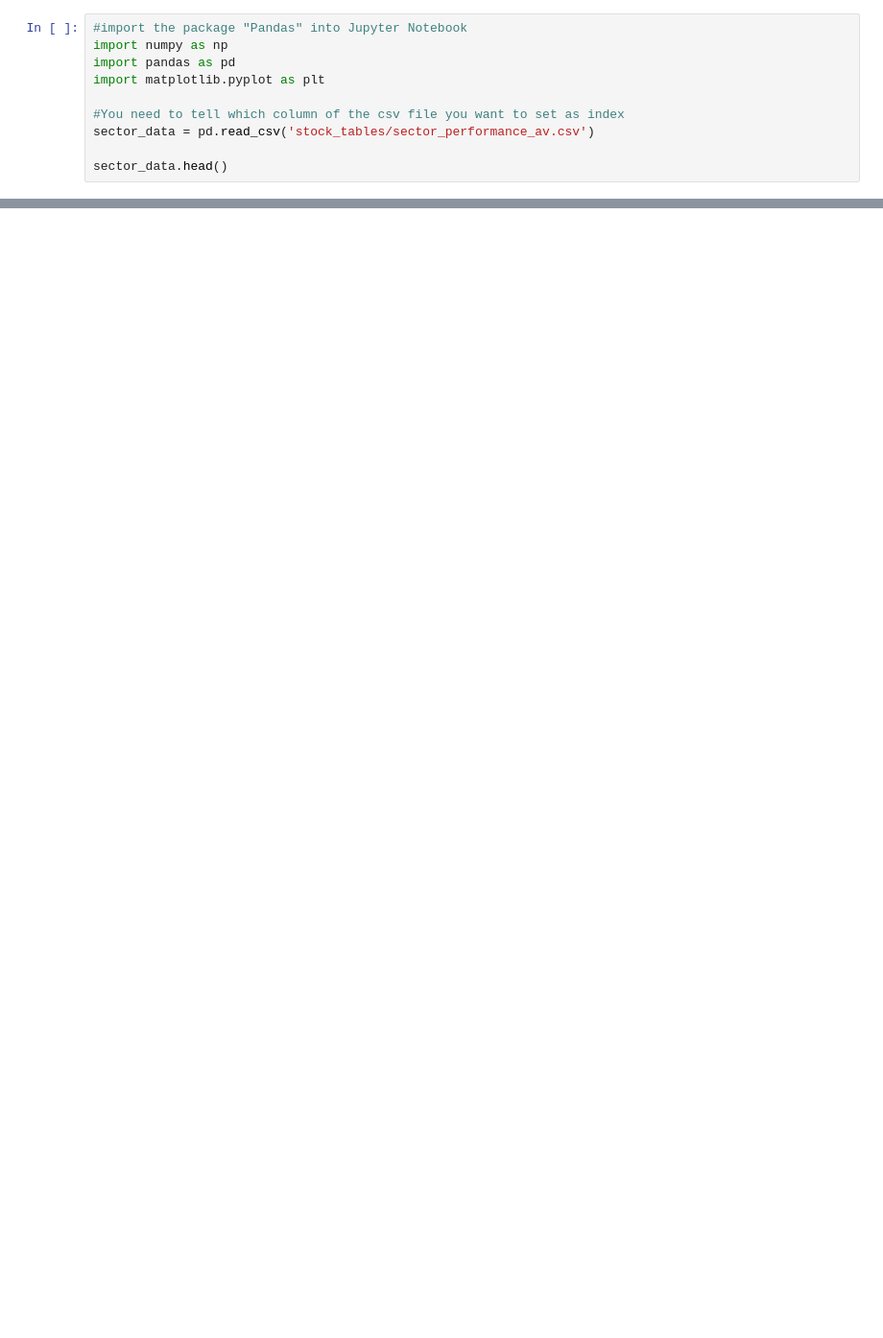
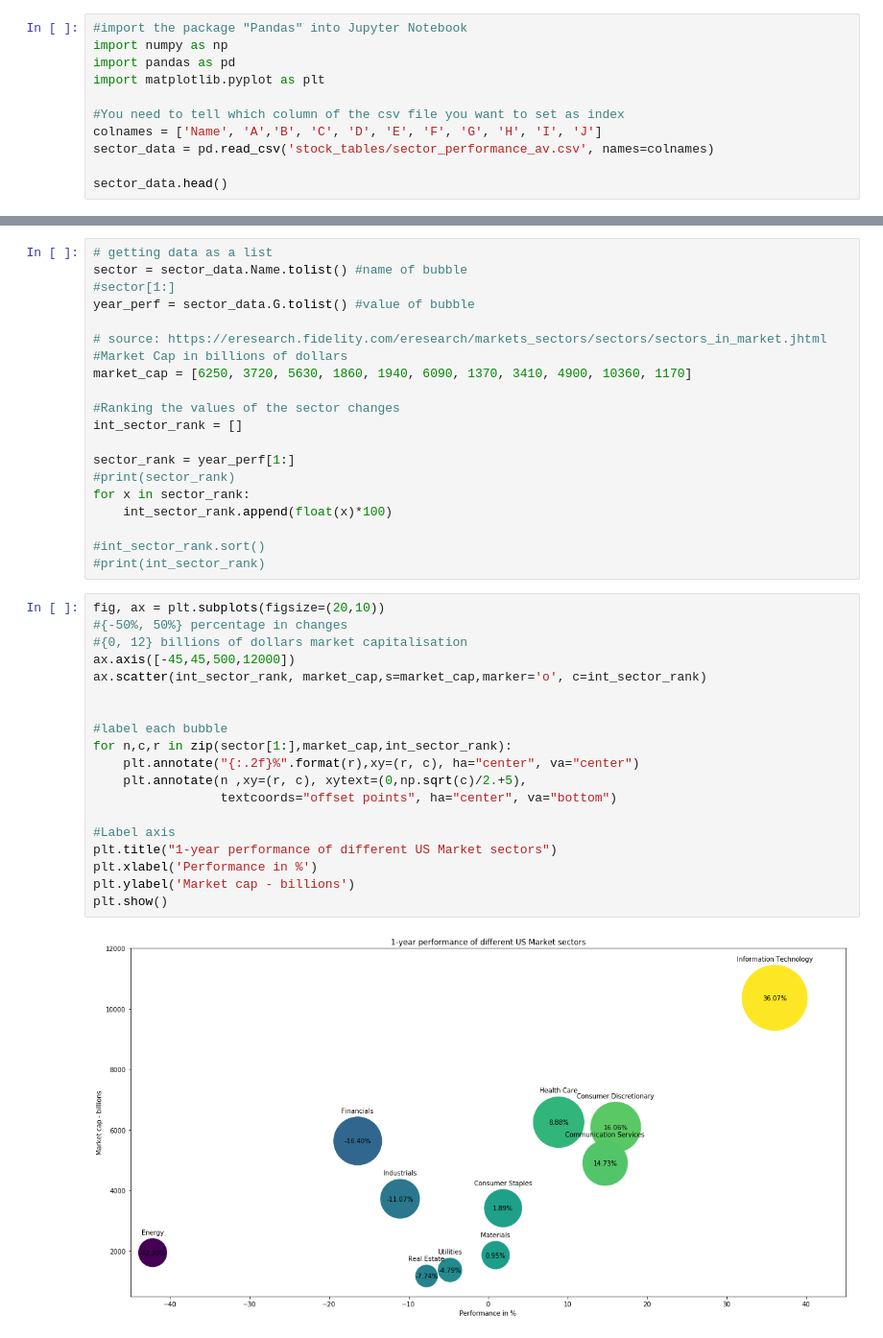
Before and after one commit to GMIT-Project-TeamC/GMIT-project, a Jupyter notebook: sector_performance_analysis.ipynb, the cells around one changed output, grey strips where cells are left out. Shown at 96% size. Drawn from its saved outputs; the diff is of its cells as text; blank space fills up the shorter version.

```diff
--- a/sector_performance_analysis.ipynb
+++ b/sector_performance_analysis.ipynb
@@ -5,7 +5,8 @@ import pandas as pd
 import matplotlib.pyplot as plt
 
 #You need to tell which column of the csv file you want to set as index
-sector_data = pd.read_csv('stock_tables/sector_performance_av.csv')
+colnames = ['Name', 'A','B', 'C', 'D', 'E', 'F', 'G', 'H', 'I', 'J']
+sector_data = pd.read_csv('stock_tables/sector_performance_av.csv', names=colnames)
 
 sector_data.head()
 # %% [output]
@@ -17,0 +19,41 @@ sector_data.head()
+# %%
+# getting data as a list
+sector = sector_data.Name.tolist() #name of bubble
+#sector[1:]
+year_perf = sector_data.G.tolist() #value of bubble
+
+# source: https://eresearch.fidelity.com/eresearch/markets_sectors/sectors/sectors_in_market.jhtml
+#Market Cap in billions of dollars
+market_cap = [6250, 3720, 5630, 1860, 1940, 6090, 1370, 3410, 4900, 10360, 1170]
+
+#Ranking the values of the sector changes
+int_sector_rank = []
+
+sector_rank = year_perf[1:]
+#print(sector_rank)
+for x in sector_rank:
+    int_sector_rank.append(float(x)*100)
+
+#int_sector_rank.sort()
+#print(int_sector_rank)
+# %%
+fig, ax = plt.subplots(figsize=(20,10))
+#{-50%, 50%} percentage in changes
+#{0, 12} billions of dollars market capitalisation
+ax.axis([-45,45,500,12000])
+ax.scatter(int_sector_rank, market_cap,s=market_cap,marker='o', c=int_sector_rank)
+
+
+#label each bubble
+for n,c,r in zip(sector[1:],market_cap,int_sector_rank):
+    plt.annotate("{:.2f}%".format(r),xy=(r, c), ha="center", va="center")
+    plt.annotate(n ,xy=(r, c), xytext=(0,np.sqrt(c)/2.+5),
+                 textcoords="offset points", ha="center", va="bottom")
+
+#Label axis
+plt.title("1-year performance of different US Market sectors")
+plt.xlabel('Performance in %')
+plt.ylabel('Market cap - billions')
+plt.show()
+# %% [output]
+[figure, added]
```
Also changed, not shown: parts of 1 cell of this notebook, 1 other file.
